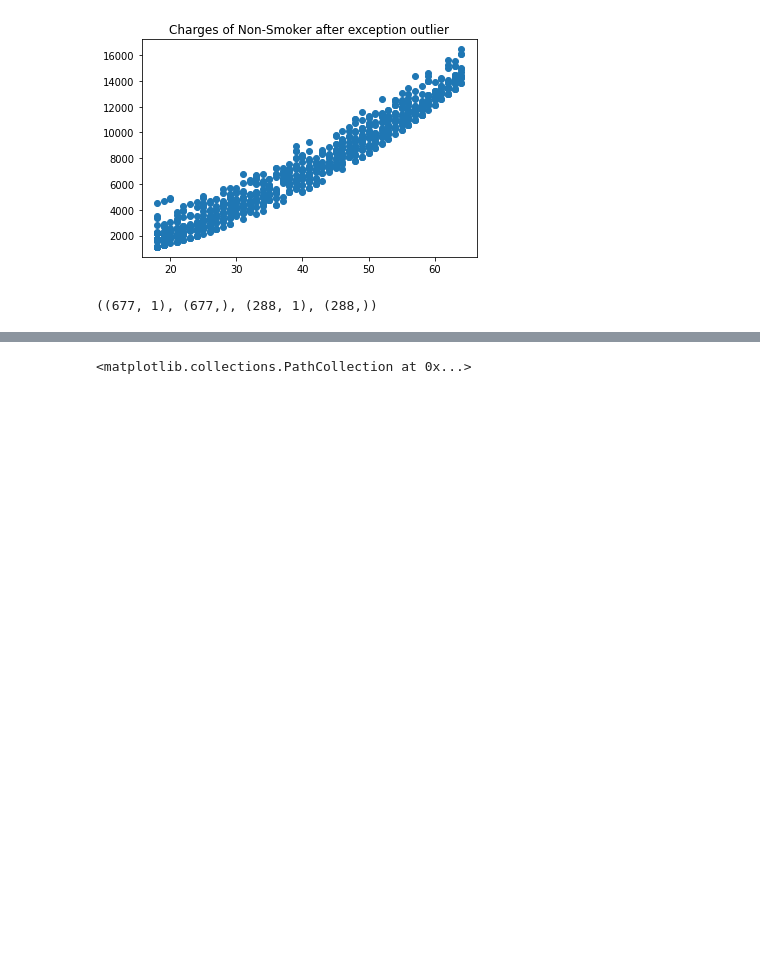
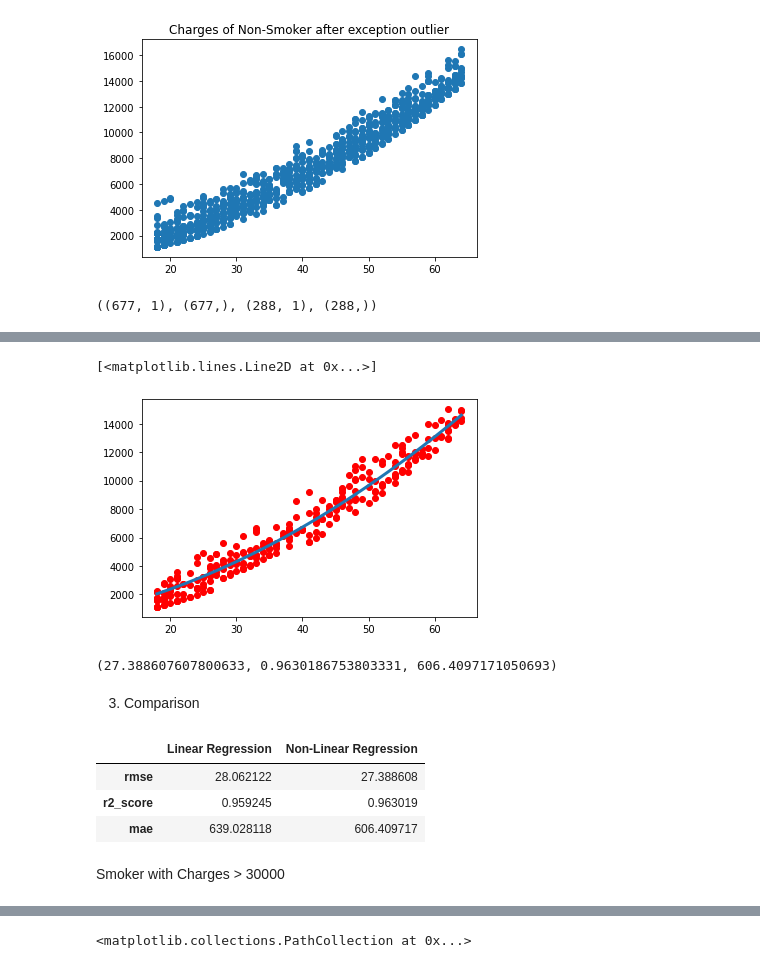
Before and after one commit to nhattminh160901/Do_An_2022, a Jupyter notebook: doan.ipynb, the cells around one changed output, grey strips where cells are left out. Cells and saved outputs as stored; diff of their text form; code cells hidden in the pictures; blank space fills up the shorter version.

```diff
--- a/doan.ipynb
+++ b/doan.ipynb
@@ -143,0 +144,4 @@ Smoker
+# %%
+def sigmoid(x, a, b):
+  y = a*x**2+b*x
+  return y
@@ -144,2 +153,28 @@ Smoker
+# %%
+y = sigmoid(x, *popt)
+plt.scatter(x_test, y_test, color="red")
+plt.plot(x, y, linewidth = 3.0)
+# %% [output]
+[<matplotlib.lines.Line2D at 0x...>]
+[figure, added]
+# %%
+rmse(y_test, sigmoid(x_test, *popt)), r2_score(y_test, sigmoid(x_test, *popt)), mean_absolute_error(y_test, sigmoid(x_test, *popt))
+# %% [output]
+(27.388607607800633, 0.9630186753803331, 606.4097171050693)
+# %% [markdown]
+3. Comparison
+# %%
+comparison_dt = {"Linear Regression":(rmse(y_test, lnregr.predict(x_test)), r2_score(y_test, lnregr.predict(x_test)), mean_absolute_error(y_test, lnregr.predict(x_test))),
+        "Non-Linear Regression":(rmse(y_test, sigmoid(x_test, *popt)), r2_score(y_test, sigmoid(x_test, *popt)), mean_absolute_error(y_test, sigmoid(x_test, *popt)))}
+comparison = pd.DataFrame(comparison_dt)
+comparison.index = ["rmse", "r2_score", "mae"]
+comparison
+# %% [output]
+|  | Linear Regression | Non-Linear Regression |
+| rmse | 28.062122 | 27.388608 |
+| r2_score | 0.959245 | 0.963019 |
+| mae | 639.028118 | 606.409717 |
+# %% [markdown]
+Smoker with Charges > 30000
 # %%
 smoker_df1 = smoker_df[smoker_df["charges"]>30000]
```
Also changed, not shown: parts of 52 cells of this notebook.
